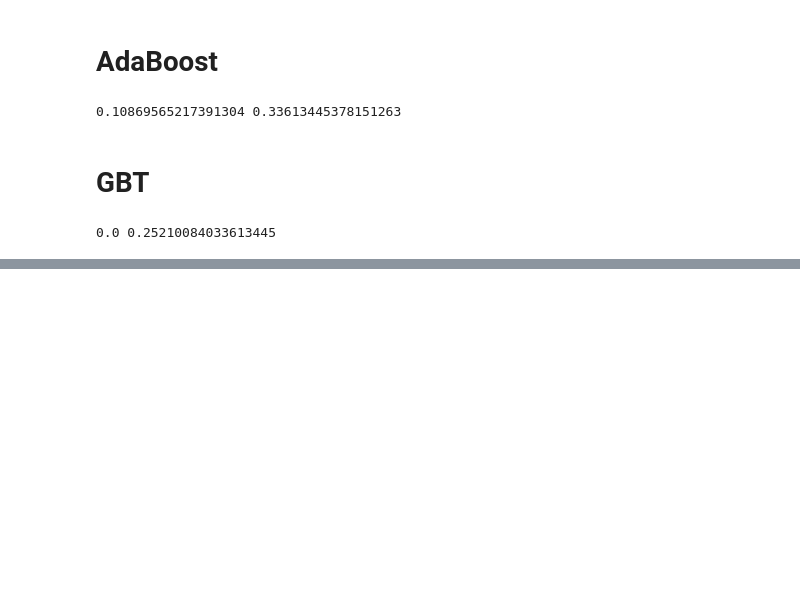
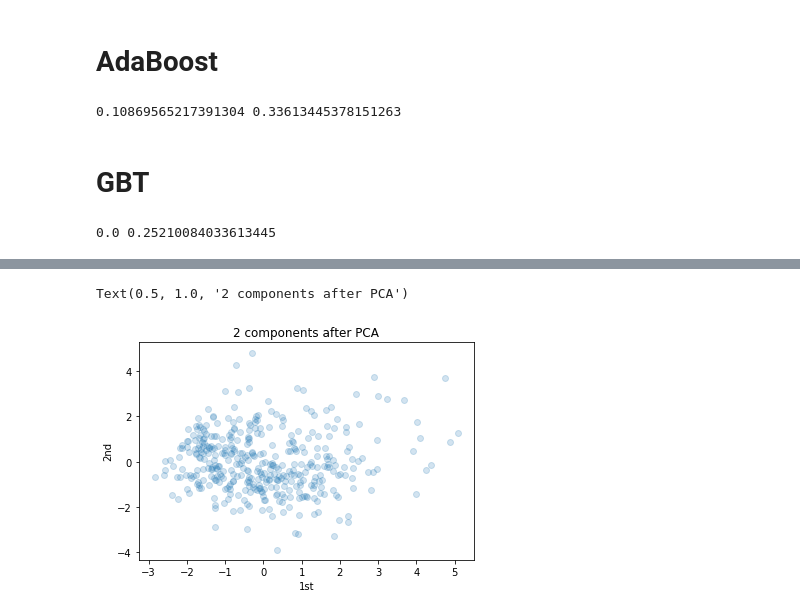
Before and after one commit to PawelGribov/MachineLearning, a Jupyter notebook: FirstTask.ipynb, the cells around one changed output, grey strips where cells are left out. Drawn from its saved outputs; the diff is of its cells as text; code cells hidden in the pictures; blank space fills up the shorter version.

```diff
--- a/FirstTask.ipynb
+++ b/FirstTask.ipynb
@@ -1084,0 +1087,5 @@ print(err_train, err_test)
+# %%
+from sklearn.decomposition import PCA
+pca = PCA(n_components = 2)
+X_pca = pca.fit_transform(X)
+print(X_pca)
@@ -1084,0 +1110,10 @@ print(err_train, err_test)
+# %%
+# строим график с точками после применения метода PCA для двух компонент
+plt.scatter(X_pca[:,0], X_pca[:,1], alpha = .2)
+
+plt.xlabel('1st')
+plt.ylabel('2nd')
+plt.title('2 components after PCA')
+# %% [output]
+Text(0.5, 1.0, '2 components after PCA')
+[figure, added]
```
Also changed, not shown: parts of 10 cells of this notebook.
